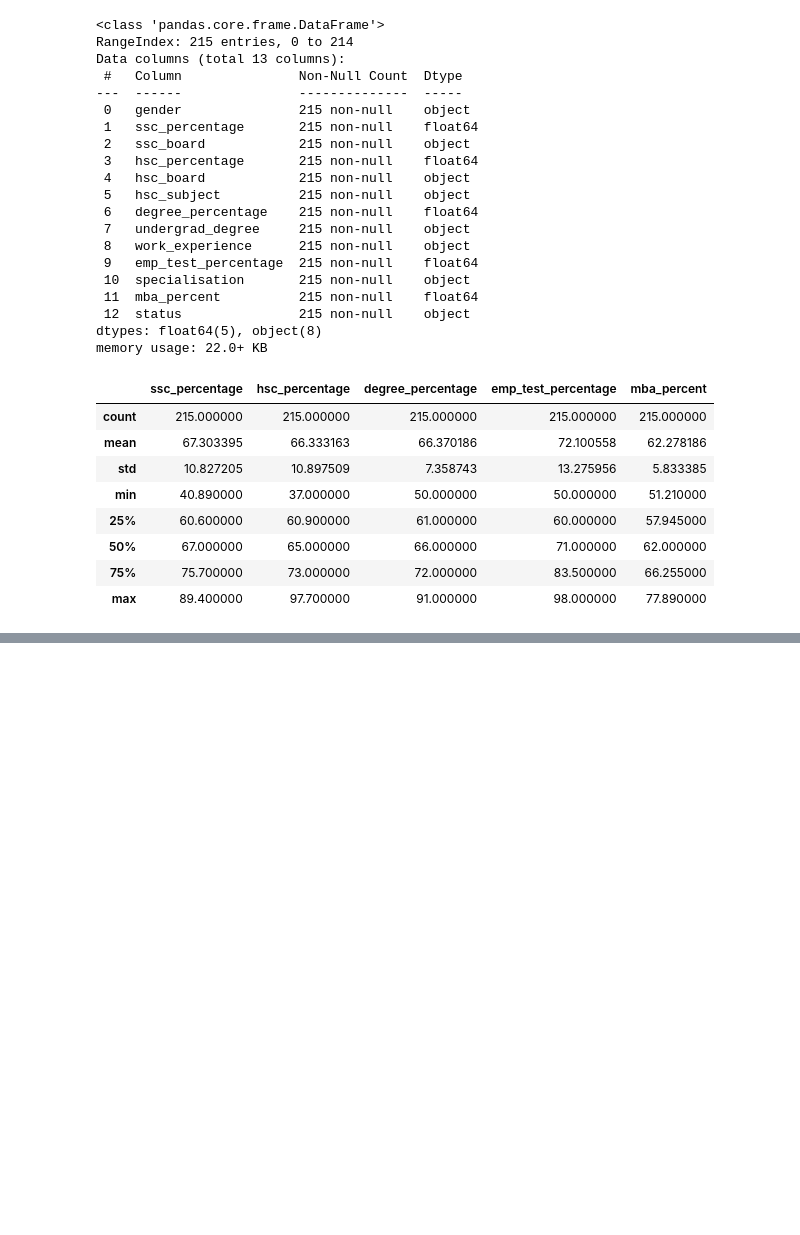
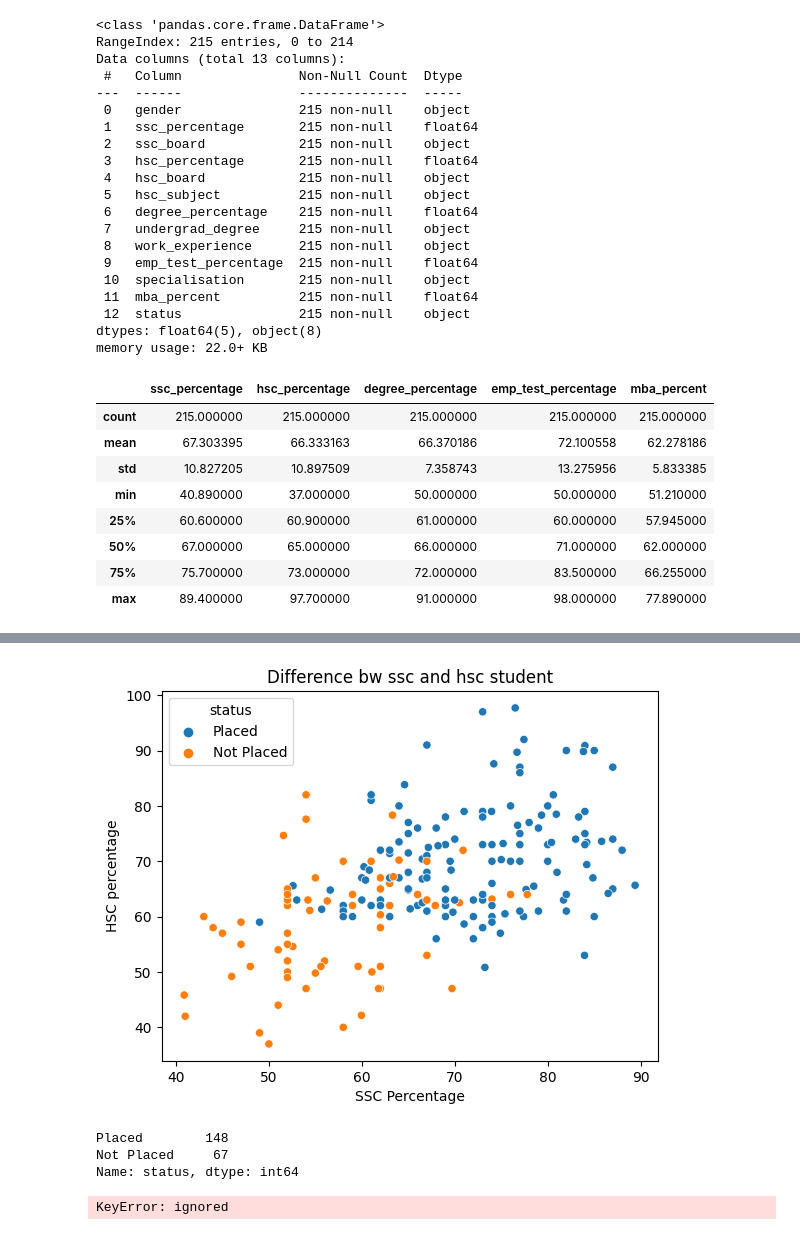
Before and after one commit to kumar291098/JobPlacementPrediction, a Jupyter notebook: JobPlacementPrediction.ipynb, the cells around one changed output, grey strips where cells are left out. Saved outputs shown, nothing was run; the diff lists cells and outputs as text; code cells hidden in the pictures; blank space fills up the shorter version.

```diff
--- a/JobPlacementPrediction.ipynb
+++ b/JobPlacementPrediction.ipynb
@@ -80,0 +109,20 @@ df.describe()
+# %%
+sns.scatterplot(x='ssc_percentage', y='hsc_percentage', data =df,hue='status')
+plt.title("Difference bw ssc and hsc student")
+plt.xlabel("SSC Percentage")
+plt.ylabel("HSC percentage")
+plt.show()
+# %% [output]
+[figure, added]
+# %%
+df['status'].value_counts()
+# %% [output]
+Placed        148
+Not Placed     67
+Name: status, dtype: int64
+# %%
+# convert categorical variable into numerical value
+df=pd.get_dummies(df, columns=['gender','ssc_board','hsc_board','hsc_subject','undergrad_degree',
+                            'work_experience','specialisation','status'], drop_first=True)
+# %% [output]
+KeyError: ignored
```
Also changed, not shown: parts of 5 cells of this notebook.
